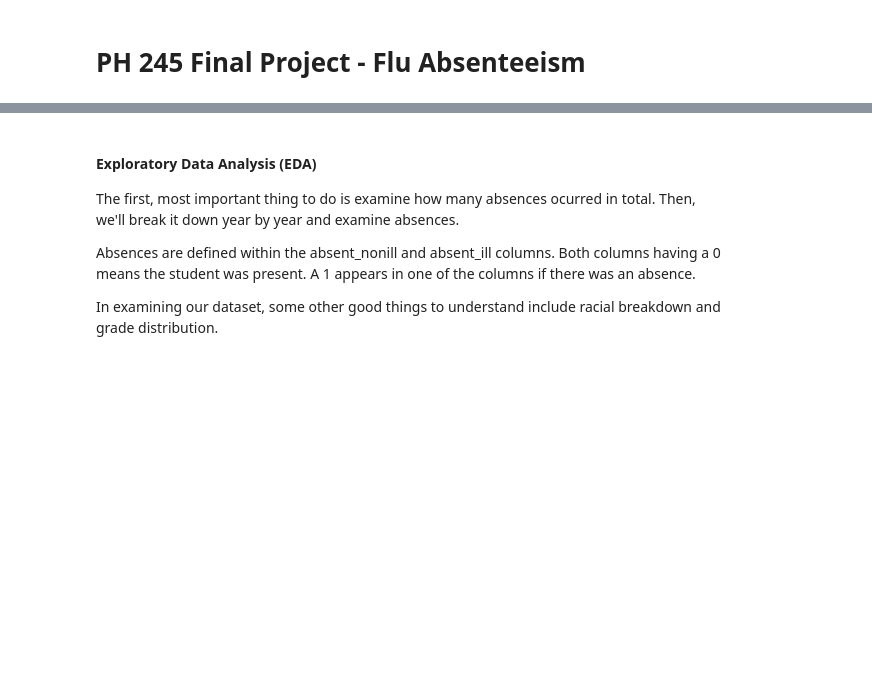
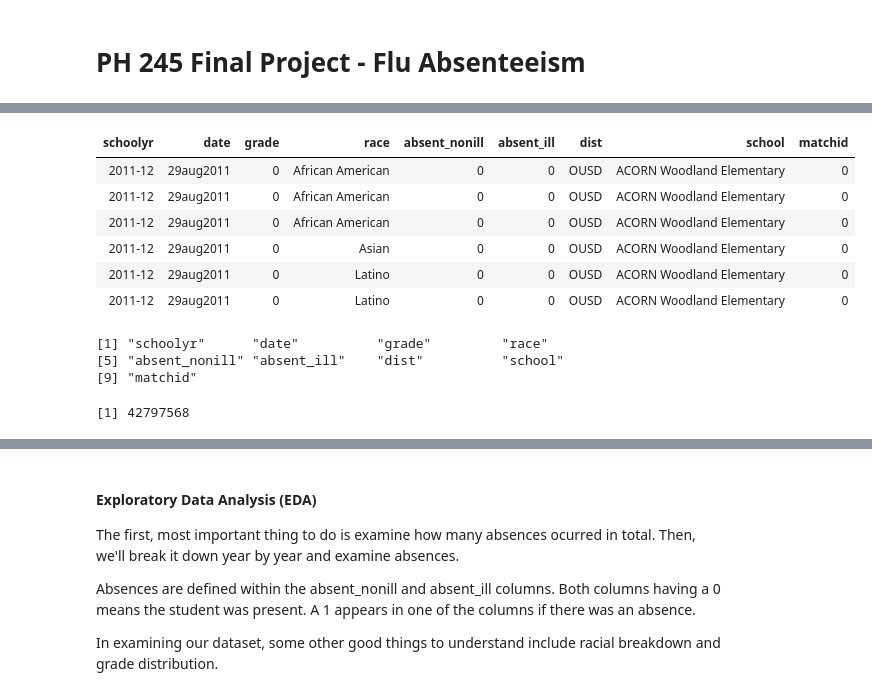
Before and after one commit to kmishra9/PH245, a Jupyter notebook: Final Project - Flu Absenteeism/PH 245 Final Project.ipynb, the cells around one changed output, grey strips where cells are left out. Cells and saved outputs as stored; diff of their text form; code cells hidden in the pictures; blank space fills up the shorter version.

```diff
--- a/Final Project - Flu Absenteeism/PH 245 Final Project.ipynb
+++ b/Final Project - Flu Absenteeism/PH 245 Final Project.ipynb
@@ -14,10 +16,23 @@ absenteeData = fread( file=paste(prefix, filenames[1], sep=""), stringsAsFactors
 # %%
 head(absenteeData)
 colnames(absenteeData)
 
 # Creating a smaller sample for use until final analysis
+smallSampleSize = 1000000
 #absenteeData = absenteeData[sample(.N, 1000000)]
 nrow(absenteeData)
+# %% [output]
+| schoolyr | date | grade | race | absent_nonill | absent_ill | dist | school | matchid |
+| 2011-12 | 29aug2011 | 0 | African American | 0 | 0 | OUSD | ACORN Woodland Elementary | 0 |
+| 2011-12 | 29aug2011 | 0 | African American | 0 | 0 | OUSD | ACORN Woodland Elementary | 0 |
+| 2011-12 | 29aug2011 | 0 | African American | 0 | 0 | OUSD | ACORN Woodland Elementary | 0 |
+| 2011-12 | 29aug2011 | 0 | Asian | 0 | 0 | OUSD | ACORN Woodland Elementary | 0 |
+| 2011-12 | 29aug2011 | 0 | Latino | 0 | 0 | OUSD | ACORN Woodland Elementary | 0 |
+| 2011-12 | 29aug2011 | 0 | Latino | 0 | 0 | OUSD | ACORN Woodland Elementary | 0 |
+[1] "schoolyr"      "date"          "grade"         "race"
+[5] "absent_nonill" "absent_ill"    "dist"          "school"
+[9] "matchid"
+[1] 42797568
 # %%
 # Cleaning data and adding more useful variables
 
```
Also changed, not shown: parts of 23 cells of this notebook, 1 other file.
